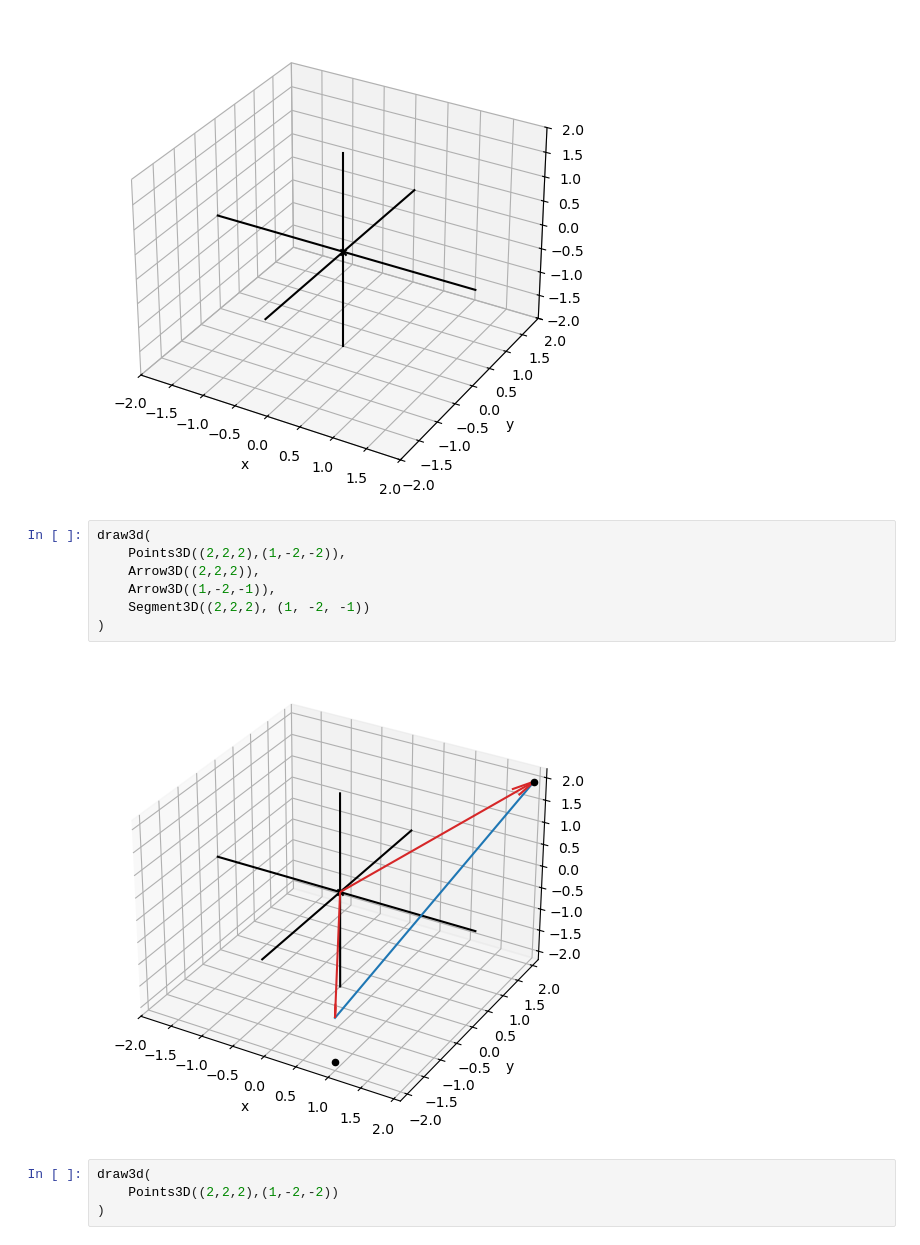
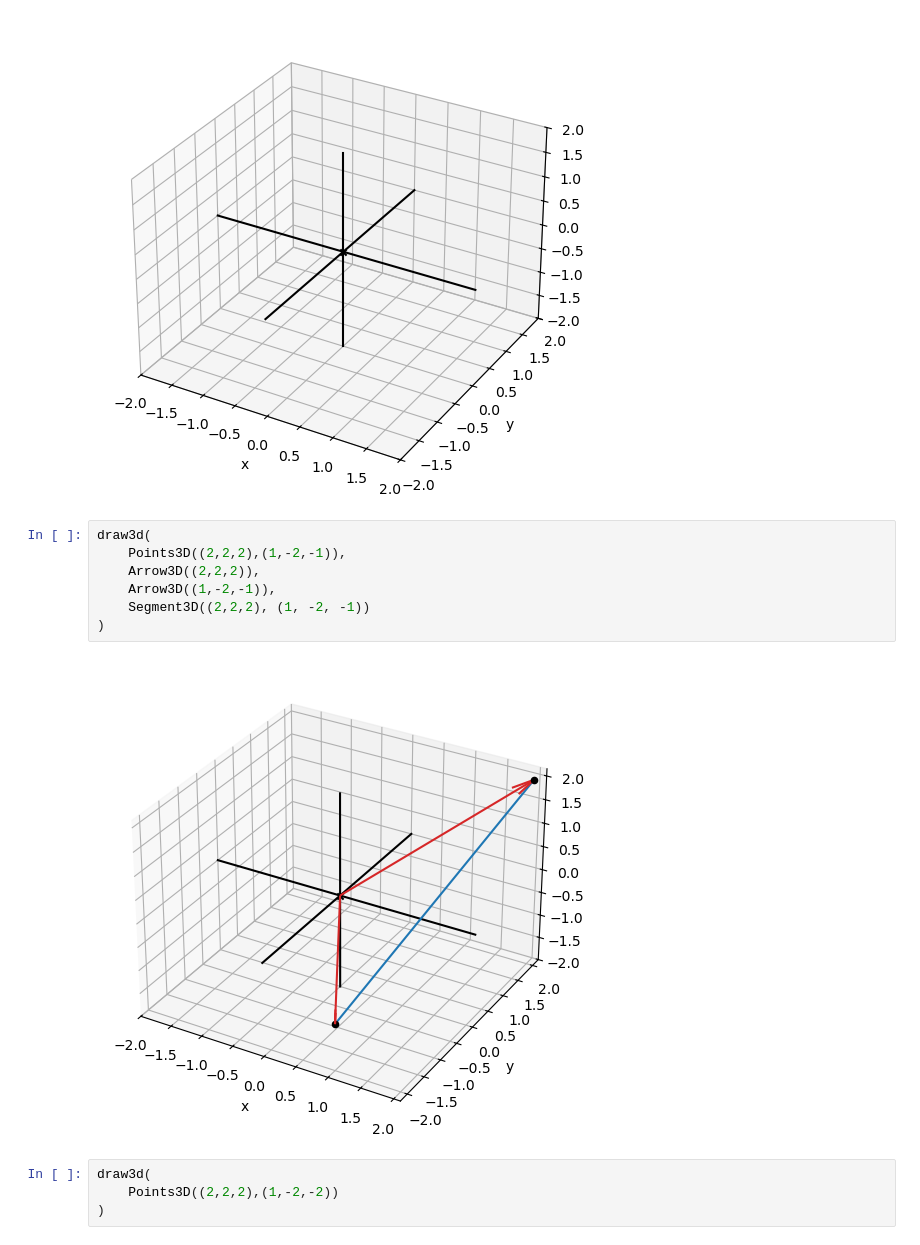
Before and after one commit to aalimian/Math-for-Programmers, a Jupyter notebook: Chapter 03/ch03_walkthrough.ipynb, the cells around one changed output. Cells and saved outputs as stored; diff of their text form.

```diff
--- a/Chapter 03/ch03_walkthrough.ipynb
+++ b/Chapter 03/ch03_walkthrough.ipynb
@@ -16,13 +13,13 @@ draw3d()
 [figure]
 # %%
 draw3d(
-    Points3D((2,2,2),(1,-2,-2)),
+    Points3D((2,2,2),(1,-2,-1)),
     Arrow3D((2,2,2)),
     Arrow3D((1,-2,-1)),
     Segment3D((2,2,2), (1, -2, -1))
 )
 # %% [output]
-[figure, old version]
+[figure, new version]
 # %%
 draw3d(
     Points3D((2,2,2),(1,-2,-2))
```
Also changed, not shown: parts of 38 cells of this notebook, 4 other files.
